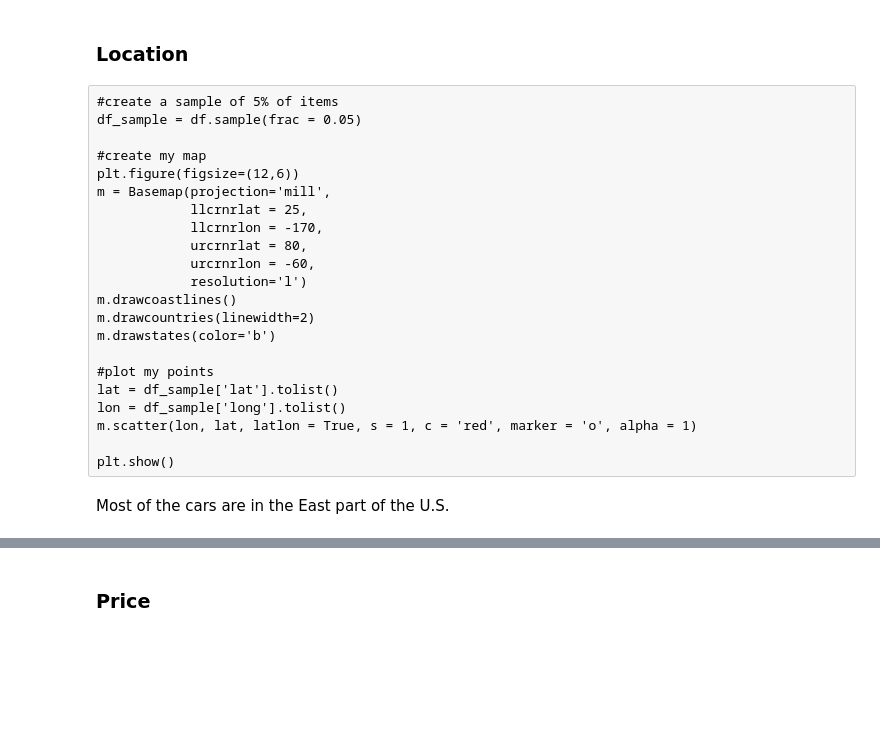
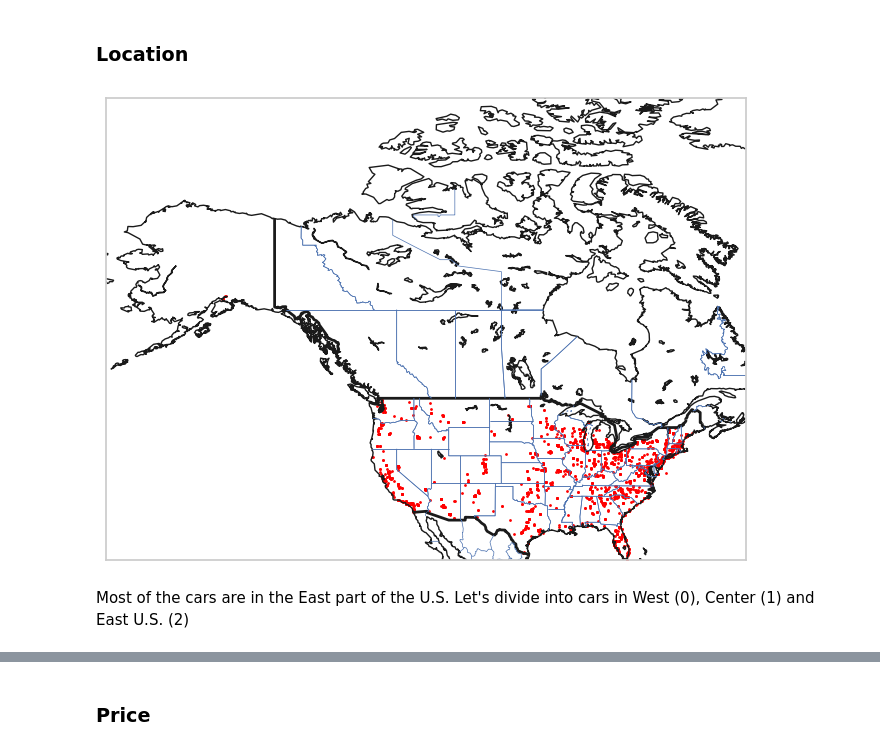
Before and after one commit to edb-313/Used-Car, a Jupyter notebook: DataClean.ipynb, the cells around one changed output, grey strips where cells are left out. Cells and saved outputs as stored; diff of their text form; code cells hidden in the pictures; blank space fills up the shorter version.

```diff
--- a/DataClean.ipynb
+++ b/DataClean.ipynb
@@ -36,4 +37,4 @@ County has 0 non-null values. Let's proceed removing not columns certainly not r
 # %%
-drop_columns = ['url','region_url','VIN','image_url','county']
+drop_columns = ['url','region','region_url','image_url','county','posting_date','description','state','id','size','paint_color']
 df.drop(columns = drop_columns,inplace=True)
 # %% [markdown]
@@ -41,4 +42,5 @@ Let's drop all null values.
 # %%
 df.dropna(inplace=True)
 # %%
-df[df.duplicated()]
+df.drop_duplicates(inplace=True)
+df.drop(columns='VIN',inplace=True)
@@ -51,27 +48,30 @@ No duplicates
 ## EDA
 # %% [markdown]
 ### Location
-# %% [raw]
-#create a sample of 5% of items
-df_sample = df.sample(frac = 0.05)
-
-#create my map
-plt.figure(figsize=(12,6))
-m = Basemap(projection='mill',
-            llcrnrlat = 25,
-            llcrnrlon = -170,
-            urcrnrlat = 80,
-            urcrnrlon = -60,
-            resolution='l')
-m.drawcoastlines()
-m.drawcountries(linewidth=2)
-m.drawstates(color='b')
-
-#plot my points
-lat = df_sample['lat'].tolist()
-lon = df_sample['long'].tolist()
-m.scatter(lon, lat, latlon = True, s = 1, c = 'red', marker = 'o', alpha = 1)
-
-plt.show()
+# %%
+#create a sample of 5% of items
+df_sample = df.sample(frac = 0.05)
+
+#create my map
+plt.figure(figsize=(12,6))
+m = Basemap(projection='mill',
+            llcrnrlat = 25,
+            llcrnrlon = -170,
+            urcrnrlat = 80,
+            urcrnrlon = -60,
+            resolution='l')
+m.drawcoastlines()
+m.drawcountries(linewidth=2)
+m.drawstates(color='b')
+
+#plot my points
+lat = df_sample['lat'].tolist()
+lon = df_sample['long'].tolist()
+m.scatter(lon, lat, latlon = True, s = 1, c = 'red', marker = 'o', alpha = 1)
+
+plt.show()
+# %% [output]
+[figure, added]
 # %% [markdown]
 Most of the cars are in the East part of the U.S.
+Let's divide into cars in West (0), Center (1) and East U.S. (2)
```
Also changed, not shown: parts of 61 cells of this notebook, 1 other file.
